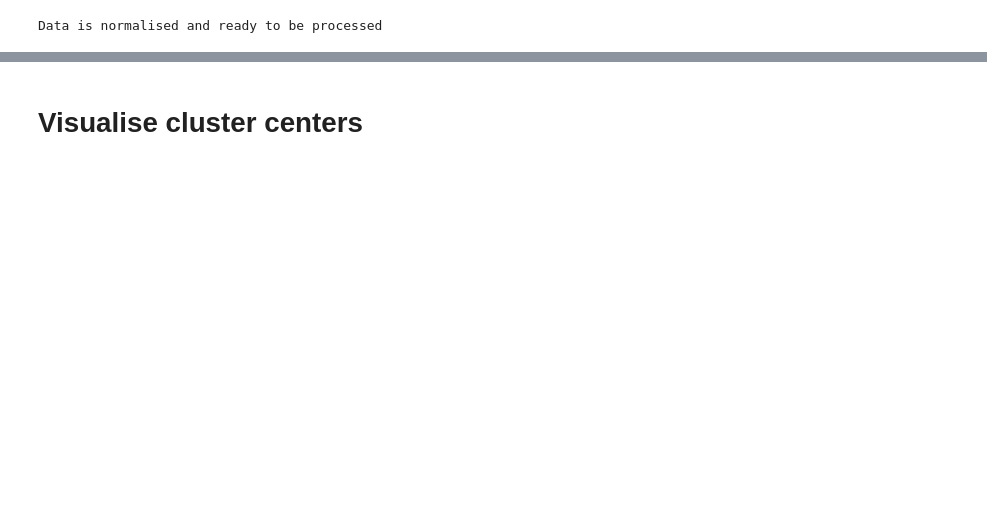
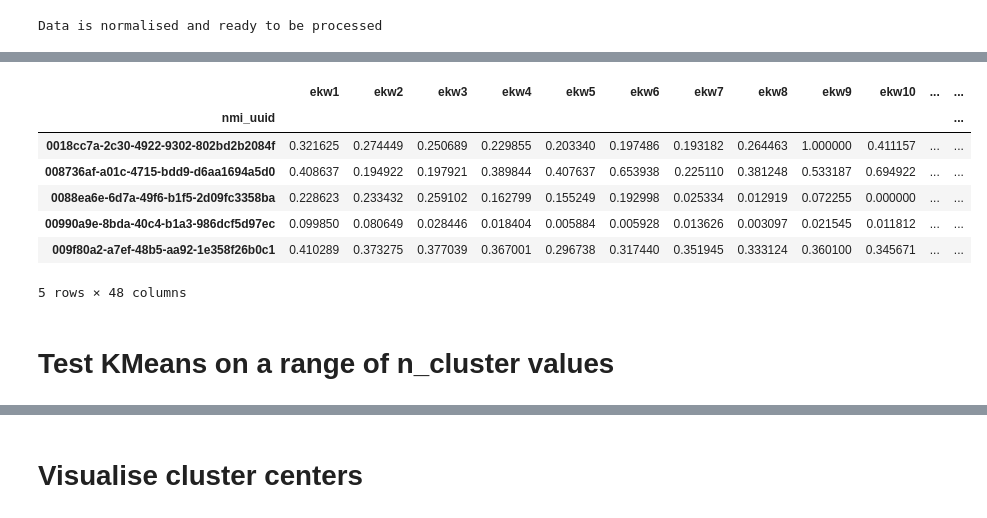
Before and after one commit to star44/capstone-project, a Jupyter notebook: Clustering.ipynb, the cells around one changed output, grey strips where cells are left out. Cells and saved outputs as stored; diff of their text form; code cells hidden in the pictures; blank space fills up the shorter version.

Commit message:
Added test to the notebook

```diff
--- a/Clustering.ipynb
+++ b/Clustering.ipynb
@@ -99,0 +54,15 @@ kmeans.cluster_centers_.shape
+# %%
+weekends_df = weekends_df[(weekends_df[[f'ekw{i+1}' for i in range(48)]] > 0.99).any(axis=1)] # all rows should range between 0 and 1
+
+weekends_df.head()
+# %% [output]
+|  | ekw1 | ekw2 | ekw3 | ekw4 | ekw5 | ekw6 | ekw7 | ekw8 | ekw9 | ekw10 | ... | ... |
+| nmi_uuid |  |  |  |  |  |  |  |  |  |  |  | ... |
+| 0018cc7a-2c30-4922-9302-802bd2b2084f | 0.321625 | 0.274449 | 0.250689 | 0.229855 | 0.203340 | 0.197486 | 0.193182 | 0.264463 | 1.000000 | 0.411157 | ... | ... |
+| 008736af-a01c-4715-bdd9-d6aa1694a5d0 | 0.408637 | 0.194922 | 0.197921 | 0.389844 | 0.407637 | 0.653938 | 0.225110 | 0.381248 | 0.533187 | 0.694922 | ... | ... |
+| 0088ea6e-6d7a-49f6-b1f5-2d09fc3358ba | 0.228623 | 0.233432 | 0.259102 | 0.162799 | 0.155249 | 0.192998 | 0.025334 | 0.012919 | 0.072255 | 0.000000 | ... | ... |
+| 00990a9e-8bda-40c4-b1a3-986dcf5d97ec | 0.099850 | 0.080649 | 0.028446 | 0.018404 | 0.005884 | 0.005928 | 0.013626 | 0.003097 | 0.021545 | 0.011812 | ... | ... |
+| 009f80a2-a7ef-48b5-aa92-1e358f26b0c1 | 0.410289 | 0.373275 | 0.377039 | 0.367001 | 0.296738 | 0.317440 | 0.351945 | 0.333124 | 0.360100 | 0.345671 | ... | ... |
+5 rows × 48 columns
+# %% [markdown]
+# Test KMeans on a range of n_cluster values
```
Also changed, not shown: parts of 13 cells of this notebook.
